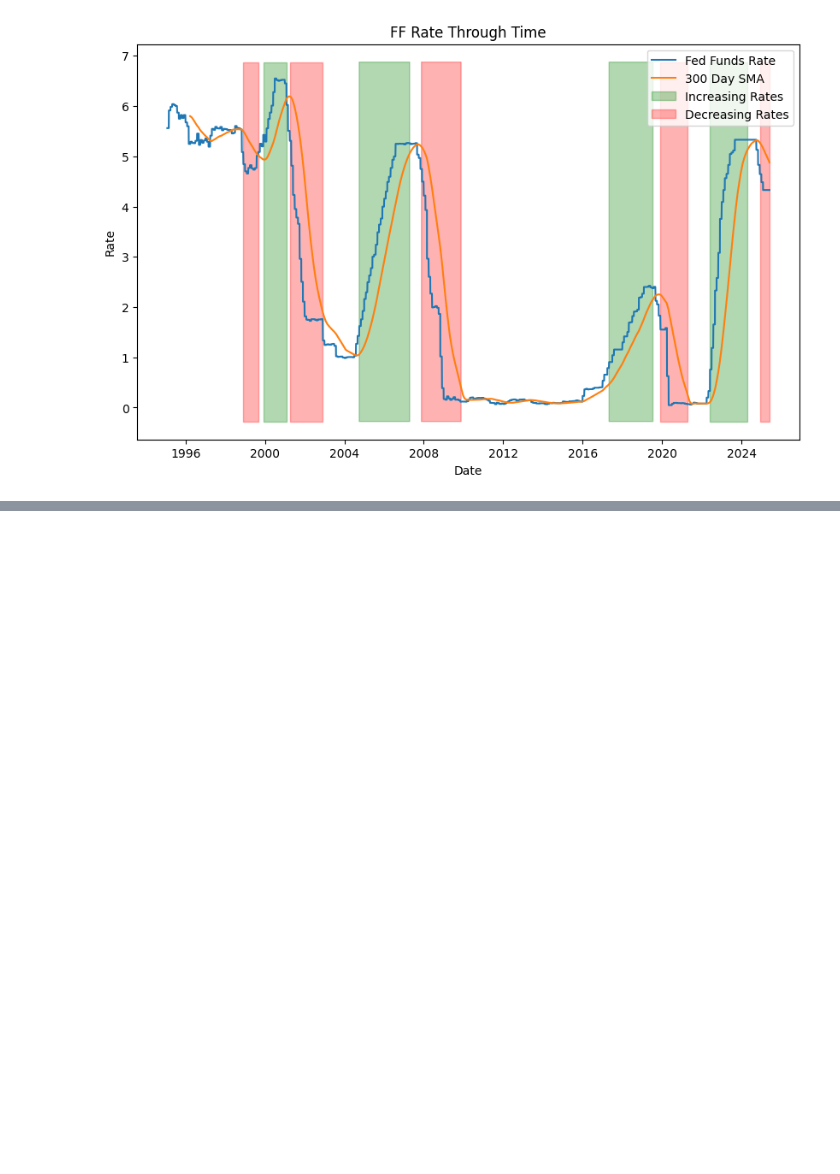
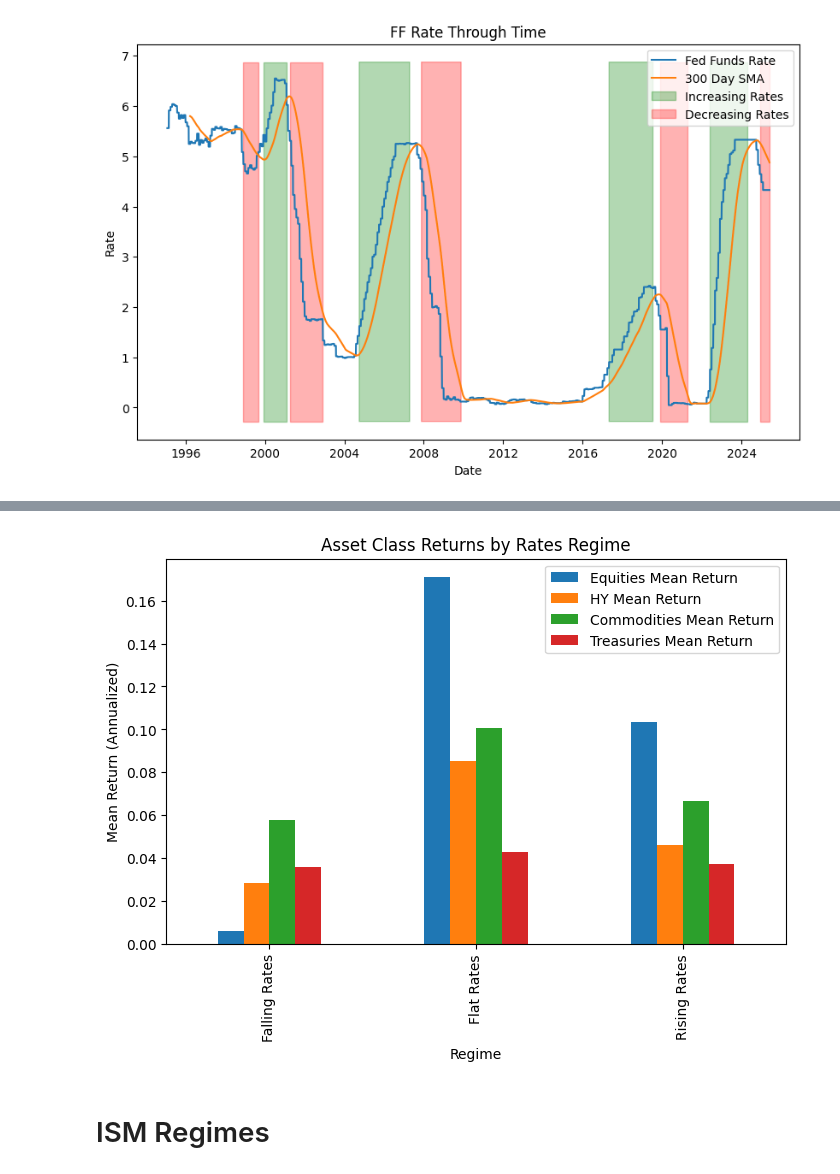
Before and after one commit to Kunj121/MacroFinance_HW2, a Jupyter notebook: prob2.ipynb, the cells around one changed output, grey strips where cells are left out. Drawn from its saved outputs; the diff is of its cells as text; code cells hidden in the pictures; blank space fills up the shorter version.

```diff
--- a/prob2.ipynb
+++ b/prob2.ipynb
@@ -170,0 +157,29 @@ plt.show()
+# %%
+by_regime = metrics_df.reset_index().groupby('regime').agg({
+        'equities avg returns': 'mean',
+        'equities vol': 'mean',
+        'high yield avg returns': 'mean',
+        'high yield vol': 'mean',
+        'commodities avg returns': 'mean',
+        'commodities vol': 'mean',
+        'treasuries avg returns': 'mean',
+        'treasuries vol': 'mean',
+        'days': ['mean', 'std'],
+})
+
+mapping = {
+(   'equities avg returns', 'mean'): 'Equities Mean Return',
+            (           'equities vol', 'mean'): 'Equities Mean Volatility',
+            ( 'high yield avg returns', 'mean'): 'HY Mean Return',
+            (         'high yield vol', 'mean'): 'HY Mean Volatility',
+            ('commodities avg returns', 'mean'): 'Commodities Mean Return',
+            (        'commodities vol', 'mean'): 'Commodities Mean Volatility',
+            ( 'treasuries avg returns', 'mean'): 'Treasuries Mean Return',
+            (         'treasuries vol', 'mean'): 'Treasuries Mean Volatility',
+            (                   'days', 'mean'): 'Mean Length of Regime',
+            (                   'days',  'std'): 'Length of Regime Standard Dev',
+}
+by_regime.columns = [
+    mapping.get(col, col) for col in by_regime.columns
+]
+by_regime
@@ -170,0 +192,13 @@ plt.show()
+# %%
+mean_returns = by_regime[['Equities Mean Return', 'HY Mean Return', 'Commodities Mean Return', 'Treasuries Mean Return']]
+ax = mean_returns.plot(kind='bar',
+                       figsize = (8, 5))
+ax.set_title('Asset Class Returns by Rates Regime')
+ax.set_ylabel('Mean Return (Annualized)')
+ax.set_xlabel('Regime')
+
+plt.show()
+# %% [output]
+[figure, added]
+# %% [markdown]
+# ISM Regimes
```
Also changed, not shown: parts of 17 cells of this notebook.
